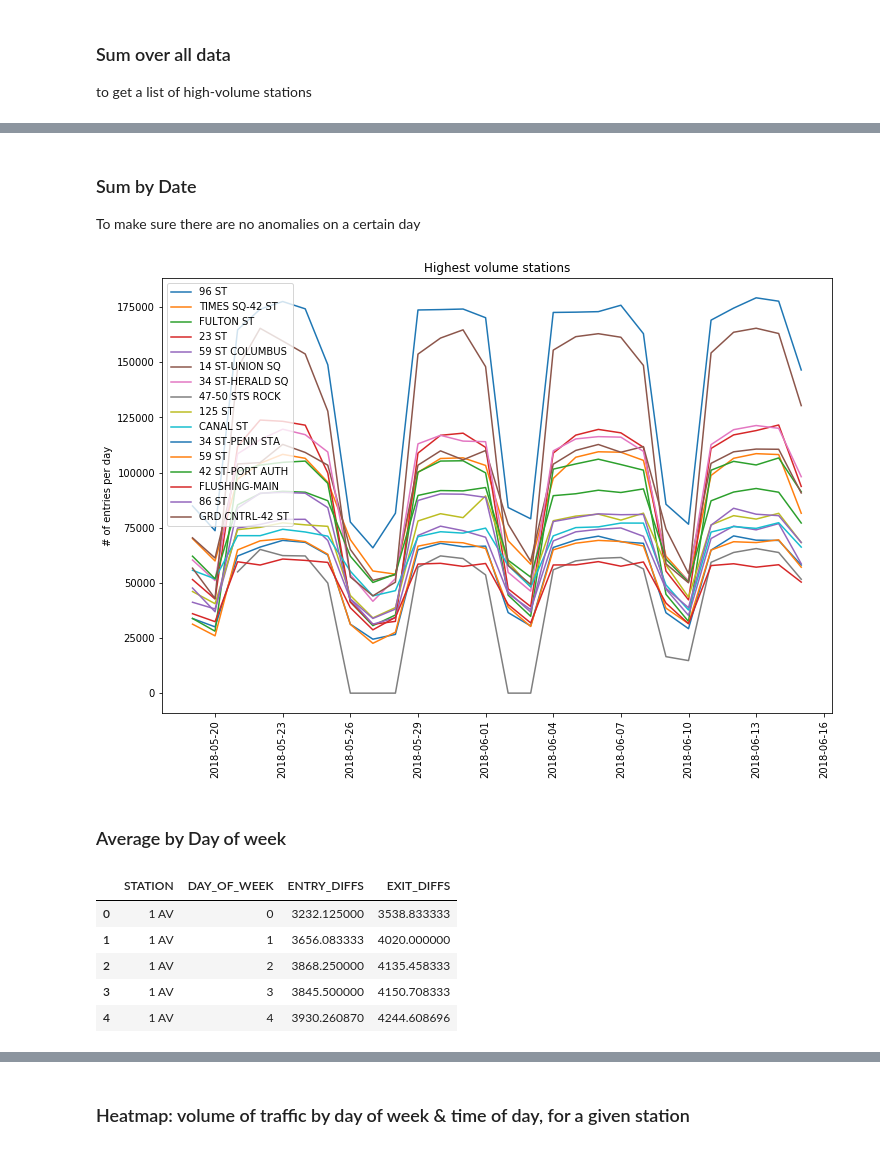
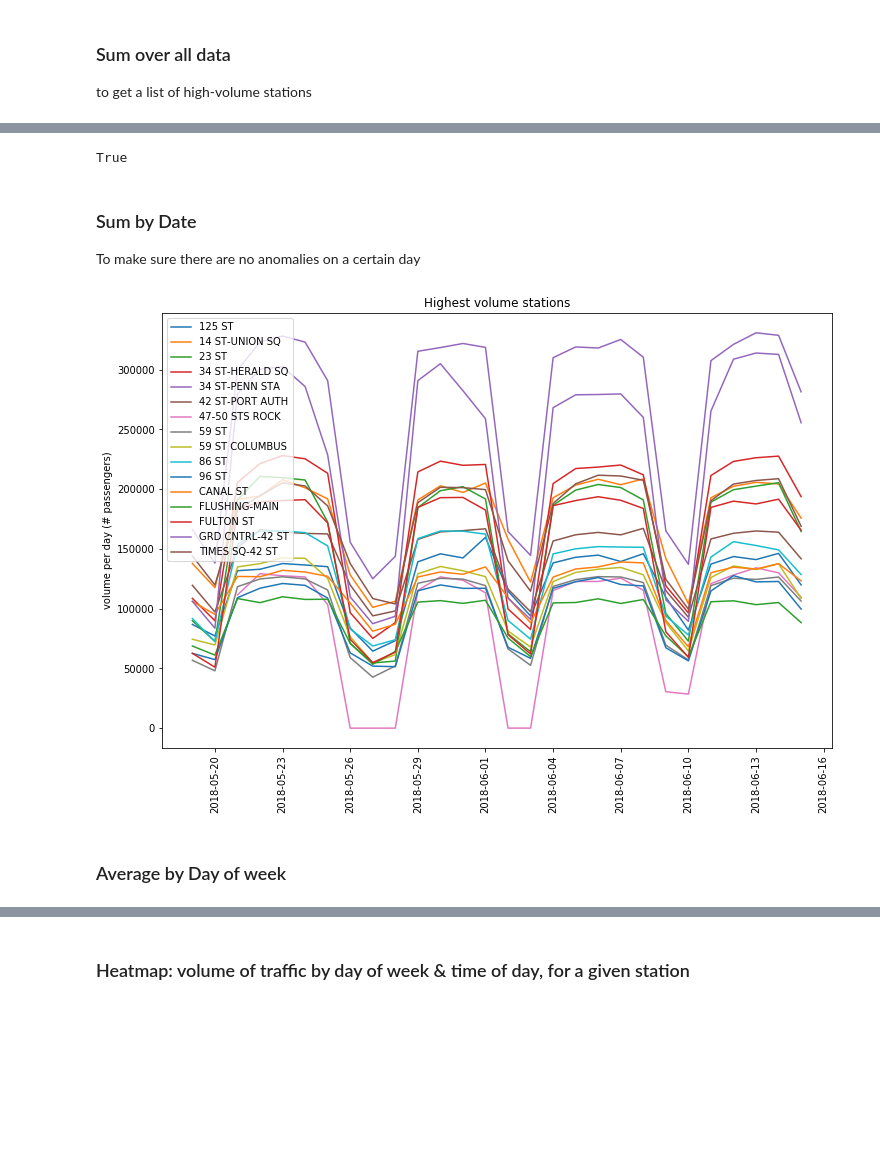
Before and after one commit to luketibbott/benson, a Jupyter notebook: benson_EDA-KF.ipynb, the cells around one changed output, grey strips where cells are left out. Saved outputs shown, nothing was run; the diff lists cells and outputs as text; code cells hidden in the pictures; blank space fills up the shorter version.

```diff
--- a/benson_EDA-KF.ipynb
+++ b/benson_EDA-KF.ipynb
@@ -64,4 +78,4 @@ df3.to_csv('resampled_turnstile_data.csv')
 
 to get a list of high-volume stations
 # %%
-grp2 = df2.groupby(['STATION'])['ENTRY_DIFFS','EXIT_DIFFS'].sum().reset_index()
+grp2 = df3.groupby(['STATION'])['ENTRY_DIFFS','EXIT_DIFFS', 'TOTAL'].sum().reset_index()
@@ -77,4 +93,4 @@ grp2.head()
 # %%
 exit_high = list(grp2.sort_values('EXIT_DIFFS').tail(15)['STATION'])
 entry_high = list(grp2.sort_values('ENTRY_DIFFS').tail(15)['STATION'])
-highest_vol = set(exit_high + entry_high)
+highest_vol = list(set(exit_high + entry_high)) # this is a change!
@@ -104,25 +97,29 @@ highest_vol
+# %%
+top_vol_4hr.sort() == highest_vol.sort()
+# %% [output]
+True
 # %% [markdown]
 ### Sum by Date
 
 To make sure there are no anomalies on a certain day
 # %%
-grp3 = df3.groupby(['STATION','DATE'])['ENTRY_DIFFS','EXIT_DIFFS'].sum().reset_index()
+grp3 = df3.groupby(['STATION','DATE'])['ENTRY_DIFFS','EXIT_DIFFS','TOTAL'].sum().reset_index()
 # %%
 fig, ax = plt.subplots(figsize=[12,8])
 
 for s in highest_vol:
     dum_df = grp3[grp3['STATION'] == s]
     xs = dum_df['DATE']
 #     week_start = xs.iloc[0].strftime('%Y-%m-%d')
-    plt.plot(xs, dum_df['ENTRY_DIFFS'], label=s)
+    plt.plot(xs, dum_df['TOTAL'], label=s)
 #     xticklocs = ax.get_xticks()
 #     plt.xticks(xticklocs, x_labels)
     plt.xticks(rotation=90)
     plt.legend()
-    plt.ylabel('# of entries per day')
+    plt.ylabel('volume per day (# passengers)')
     plt.title('Highest volume stations');
 # %% [output]
-[figure, old version]
+[figure, new version]
 # %% [markdown]
 ### Average by Day of week
 # %%
@@ -130,9 +126,0 @@ grp1 = df2.groupby(['STATION', 'DAY_OF_WEEK'])['ENTRY_DIFFS','EXIT_DIFFS'].mean(
-# %%
-grp1.head()
-# %% [output]
-|  | STATION | DAY_OF_WEEK | ENTRY_DIFFS | EXIT_DIFFS |
-| 0 | 1 AV | 0 | 3232.125000 | 3538.833333 |
-| 1 | 1 AV | 1 | 3656.083333 | 4020.000000 |
-| 2 | 1 AV | 2 | 3868.250000 | 4135.458333 |
-| 3 | 1 AV | 3 | 3845.500000 | 4150.708333 |
-| 4 | 1 AV | 4 | 3930.260870 | 4244.608696 |
```
Also changed, not shown: parts of 42 cells of this notebook.
